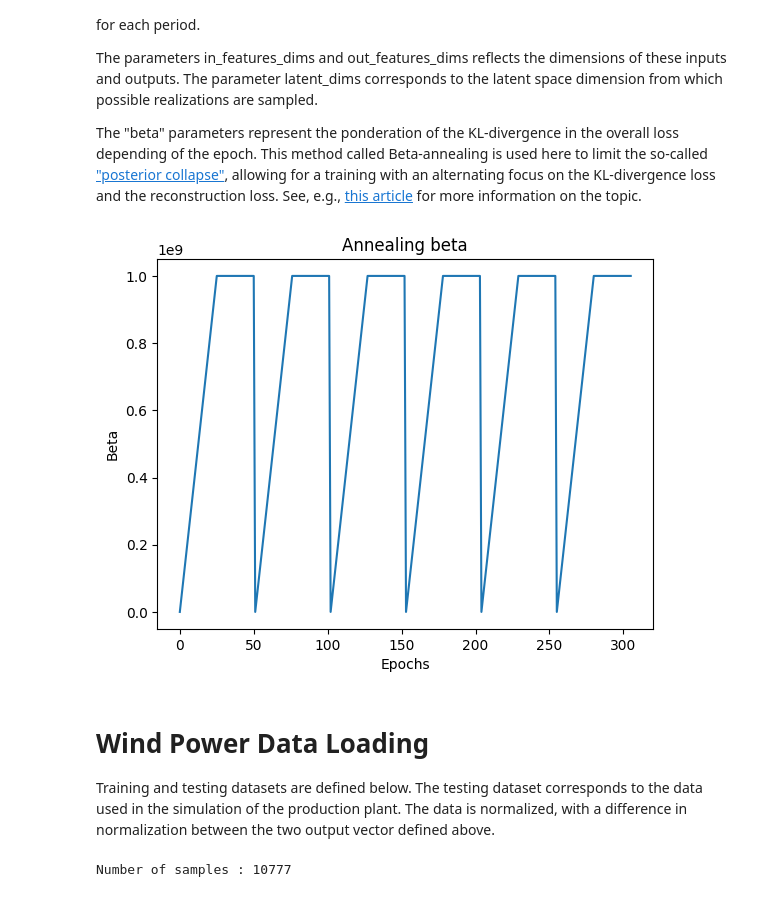
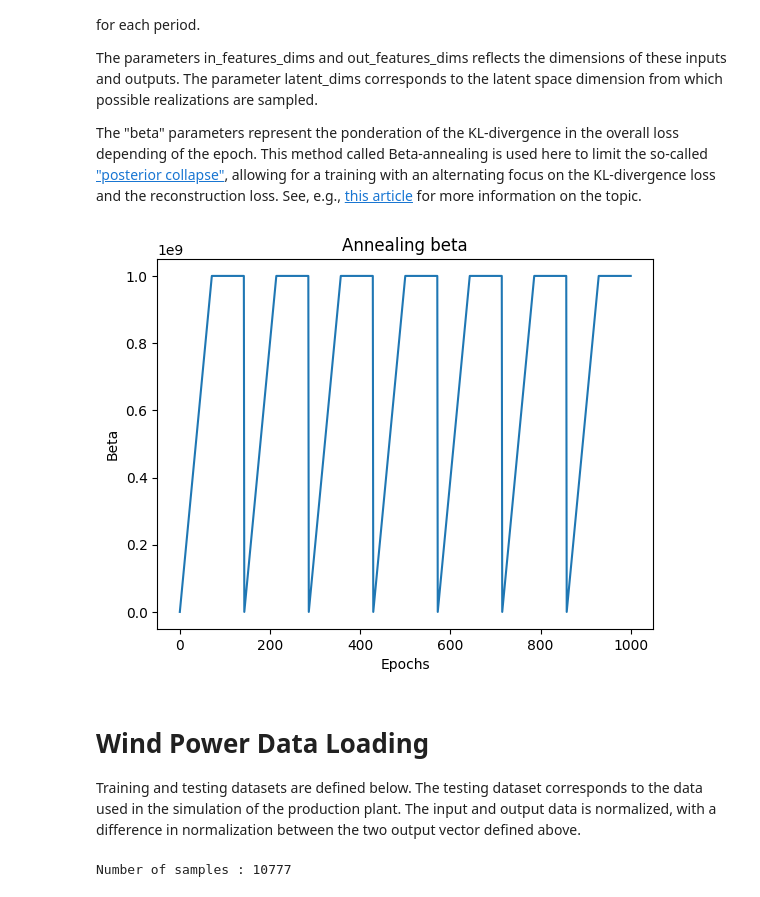
Before and after one commit to VSpitzer/Stochastic-day-ahead-lot-sizing, a Jupyter notebook: src/Wind_power_scenario_generation.ipynb, the cells around one changed output. Cells and saved outputs as stored; diff of their text form; code cells hidden in the pictures.

```diff
--- a/src/Wind_power_scenario_generation.ipynb
+++ b/src/Wind_power_scenario_generation.ipynb
@@ -32,33 +32,33 @@ The "beta" parameters represent the ponderation of the KL-divergence in the over
 # %%
 N_days=1
 h_approx = 4
 len_approx = int(N_days*24*1./h_approx)
 in_features_dims = 1+N_days*24
 out_features_dims =N_days*24  + int(N_days*24*1./h_approx)
 latent_dims = in_features_dims
 
-num_epochs = 300
+num_epochs = 1000
 batch_size = 64*32
 learning_rate = 5e-5
 use_gpu = True
 
-N_period = 6
+N_period = 7
 beta_scale = 1e9
 annealing_period = int(num_epochs*1./N_period)+1
 beta_period = np.concatenate((np.arange(int(annealing_period*1./2))*1./int(annealing_period*1./2), np.ones(annealing_period-int(annealing_period*1./2)) ) )
 beta_tab = beta_scale*np.concatenate([beta_period for p in range(N_period)])
 
 plt.plot(np.arange(len(beta_tab)), beta_tab)
 plt.title('Annealing beta')
 plt.xlabel('Epochs')
 plt.ylabel('Beta')
 plt.show()
 # %% [output]
-[figure, old version]
+[figure, new version]
 # %% [markdown]
 # Wind Power Data Loading
 
-Training and testing datasets are defined below. The testing dataset corresponds to the data used in the simulation of the production plant. The data is normalized, with a difference in normalization between the two output vector defined above.
+Training and testing datasets are defined below. The testing dataset corresponds to the data used in the simulation of the production plant. The input and output data is normalized, with a difference in normalization between the two output vector defined above.
 # %%
 def extend(v, h_approx):
 
```
Also changed, not shown: parts of 2 cells of this notebook, 1 other file.
